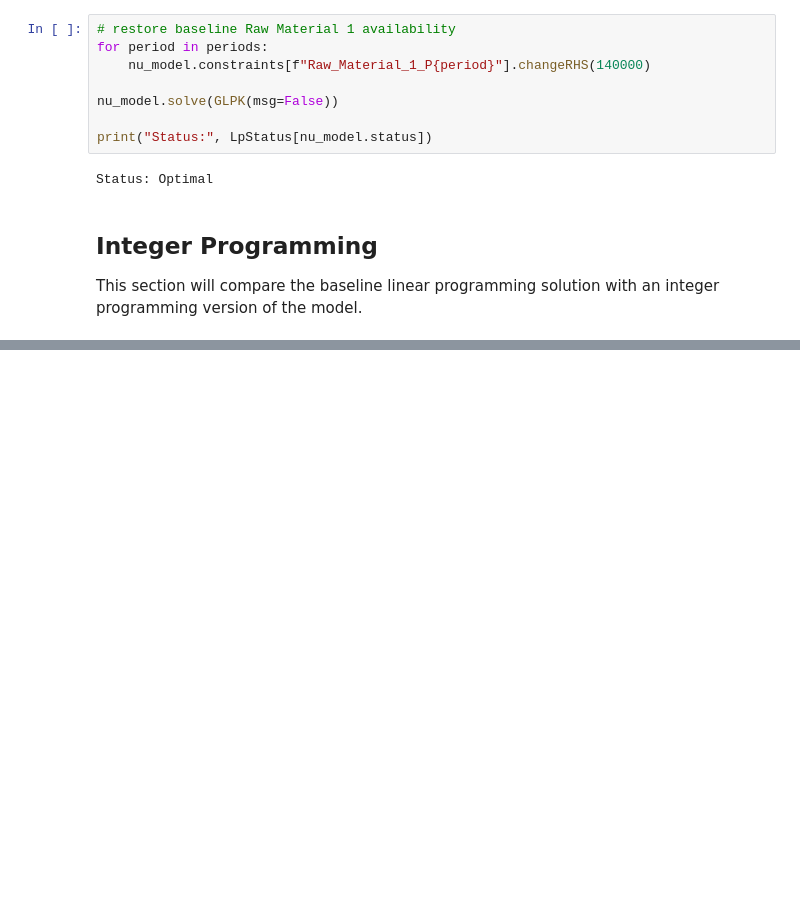
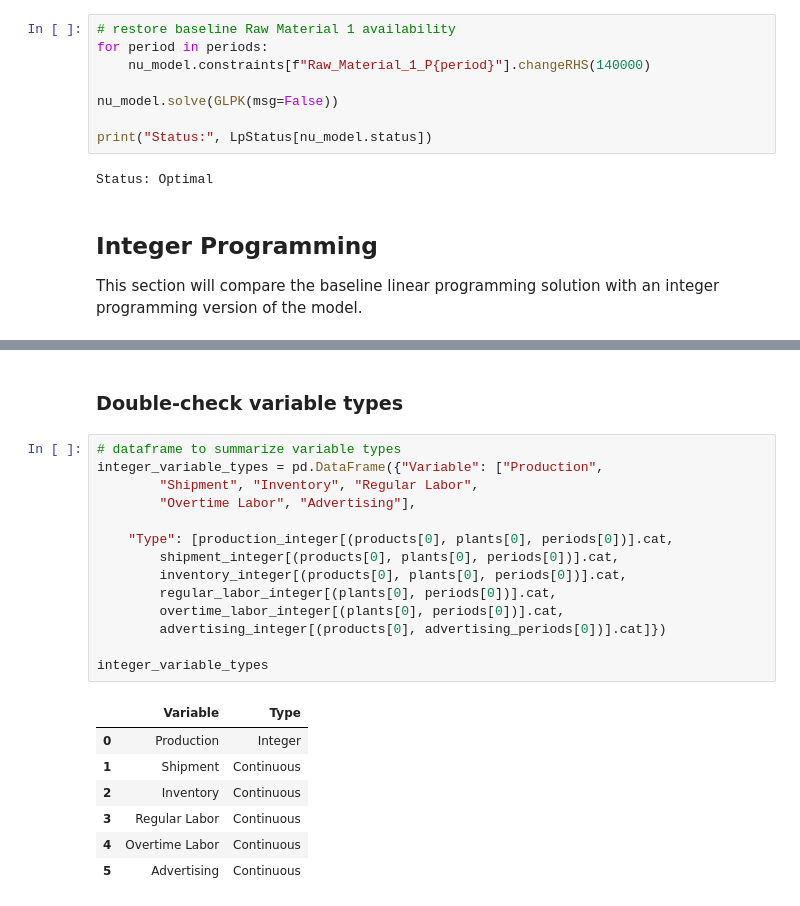
Before and after one commit to saminjune24/NU_Industries_Decision_Analytics, a Jupyter notebook: NU_Industries.ipynb, the cells around one changed output, grey strips where cells are left out. Cells and saved outputs as stored; diff of their text form; blank space fills up the shorter version.

```diff
--- a/NU_Industries.ipynb
+++ b/NU_Industries.ipynb
@@ -1502,0 +1589,24 @@ This section will compare the baseline linear programming solution with an integ
+# %% [markdown]
+### Double-check variable types
+# %%
+# dataframe to summarize variable types
+integer_variable_types = pd.DataFrame({"Variable": ["Production",
+        "Shipment", "Inventory", "Regular Labor",
+        "Overtime Labor", "Advertising"],
+
+    "Type": [production_integer[(products[0], plants[0], periods[0])].cat,
+        shipment_integer[(products[0], plants[0], periods[0])].cat,
+        inventory_integer[(products[0], plants[0], periods[0])].cat,
+        regular_labor_integer[(plants[0], periods[0])].cat,
+        overtime_labor_integer[(plants[0], periods[0])].cat,
+        advertising_integer[(products[0], advertising_periods[0])].cat]})
+
+integer_variable_types
+# %% [output]
+|  | Variable | Type |
+| 0 | Production | Integer |
+| 1 | Shipment | Continuous |
+| 2 | Inventory | Continuous |
+| 3 | Regular Labor | Continuous |
+| 4 | Overtime Labor | Continuous |
+| 5 | Advertising | Continuous |
```
Also changed, not shown: parts of 35 cells of this notebook.
